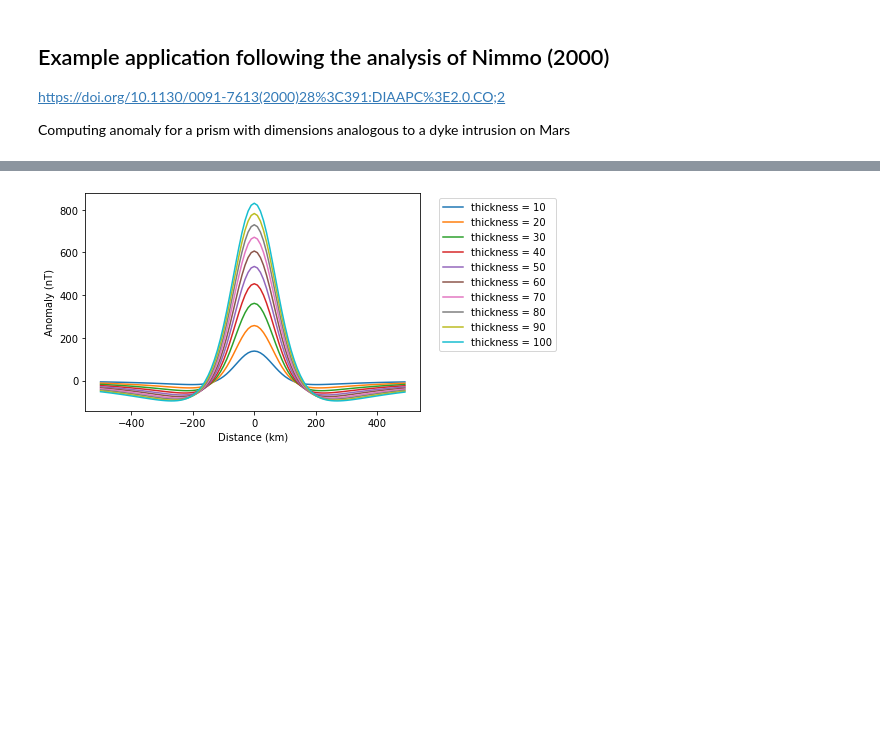
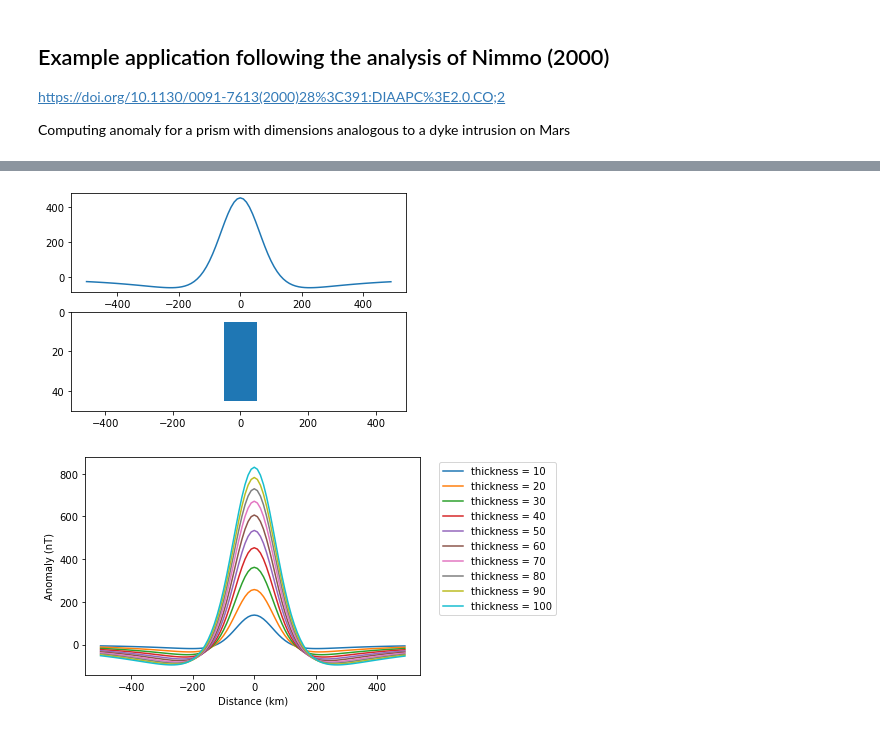
Before and after one commit to siwill22/mars, a Jupyter notebook: mbox.ipynb, the cells around one changed output, grey strips where cells are left out. Saved outputs shown, nothing was run; the diff lists cells and outputs as text; code cells hidden in the pictures; blank space fills up the shorter version.

```diff
--- a/mbox.ipynb
+++ b/mbox.ipynb
@@ -182,3 +193,19 @@ plt.plot(result[0],result[1])
+# %%
+layer_thickness=40.
+result = anomaly_amplitude(layer_thickness, layer_depth,
+                           prism_width, magnetisation)
+
+plt.subplot(211)
+plt.plot(result[0],result[1])
+
+plt.subplot(212)
+plt.fill([-prism_width/2.,-prism_width/2.,prism_width/2.,prism_width/2.],
+         [layer_depth+layer_thickness,layer_depth,layer_depth,layer_depth+layer_thickness])
+plt.xlim(np.min(result[0]), np.max(result[0]))
+plt.ylim(50, 0)
+plt.show()
+# %% [output]
+[figure, added]
 # %%
 # Example of looping over various layer thicknesses, to get the
 
```
Also changed, not shown: parts of 5 cells of this notebook.
